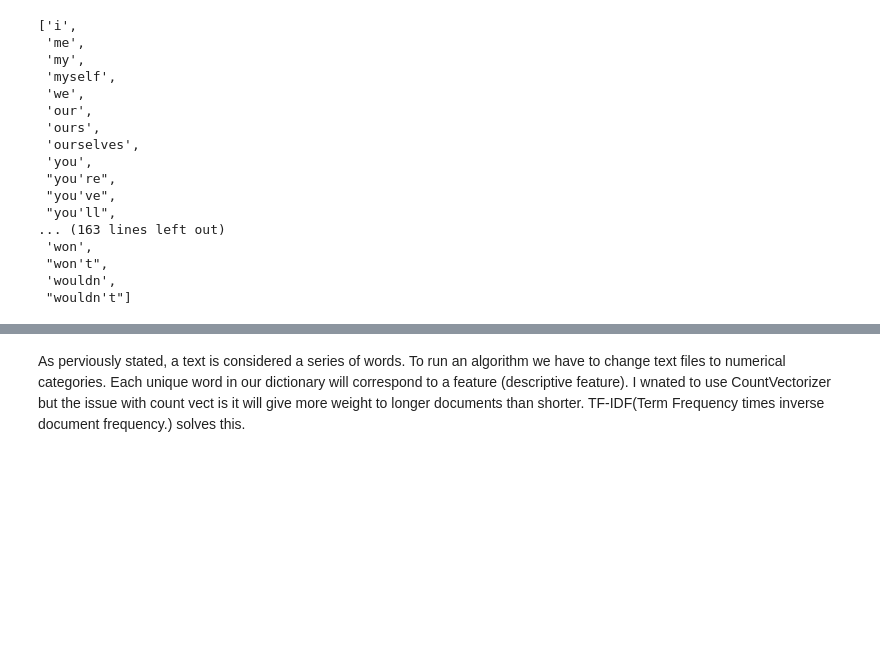
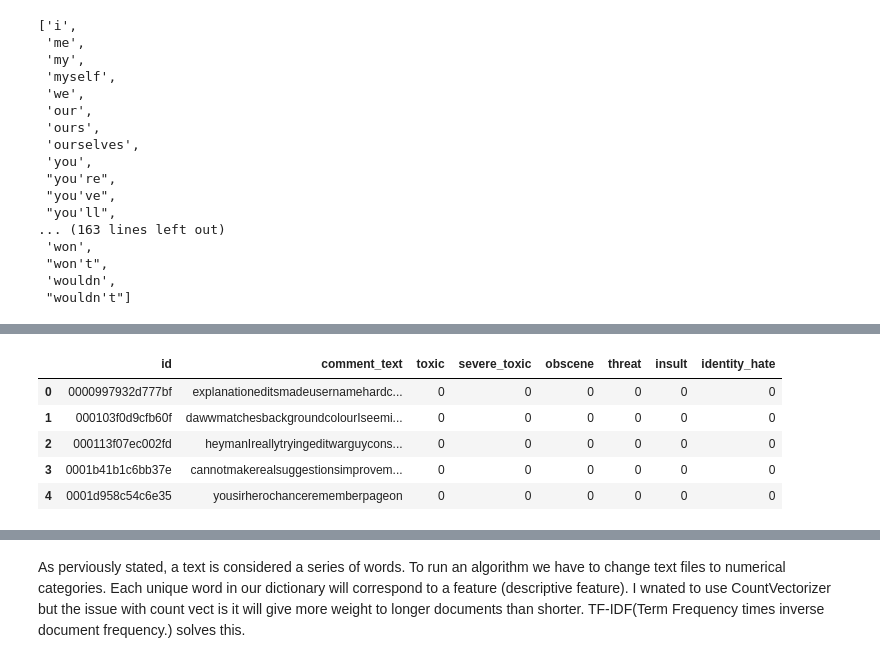
Before and after one commit to datakiptoo/Twitter-Comment-Prediction, a Jupyter notebook: Kiptoo Twitter Toxic comments analysis.ipynb, the cells around one changed output, grey strips where cells are left out. Cells and saved outputs as stored; diff of their text form; code cells hidden in the pictures; blank space fills up the shorter version.

```diff
--- a/Kiptoo Twitter Toxic comments analysis.ipynb
+++ b/Kiptoo Twitter Toxic comments analysis.ipynb
@@ -434,0 +426,19 @@ def clean_text(text):
+# %%
+#removing punctuations
+from nltk.tokenize import RegexpTokenizer
+def remove_punctuation(text):
+    tokenizer=RegexpTokenizer(r'\w+')
+    words = tokenizer.tokenize(text)
+    cleaned_text=''.join(words)
+    return cleaned_text
+# %%
+dataset['comment_text']=dataset['comment_text'].apply(remove_punctuation)
+# %%
+dataset.head()
+# %% [output]
+|  | id | comment_text | toxic | severe_toxic | obscene | threat | insult | identity_hate |
+| 0 | 0000997932d777bf | explanationeditsmadeusernamehardc... | 0 | 0 | 0 | 0 | 0 | 0 |
+| 1 | 000103f0d9cfb60f | dawwmatchesbackgroundcolourIseemi... | 0 | 0 | 0 | 0 | 0 | 0 |
+| 2 | 000113f07ec002fd | heymanIreallytryingeditwarguycons... | 0 | 0 | 0 | 0 | 0 | 0 |
+| 3 | 0001b41b1c6bb37e | cannotmakerealsuggestionsimprovem... | 0 | 0 | 0 | 0 | 0 | 0 |
+| 4 | 0001d958c54c6e35 | yousirherochancerememberpageon | 0 | 0 | 0 | 0 | 0 | 0 |
```
Also changed, not shown: parts of 19 cells of this notebook, 1 other file.
